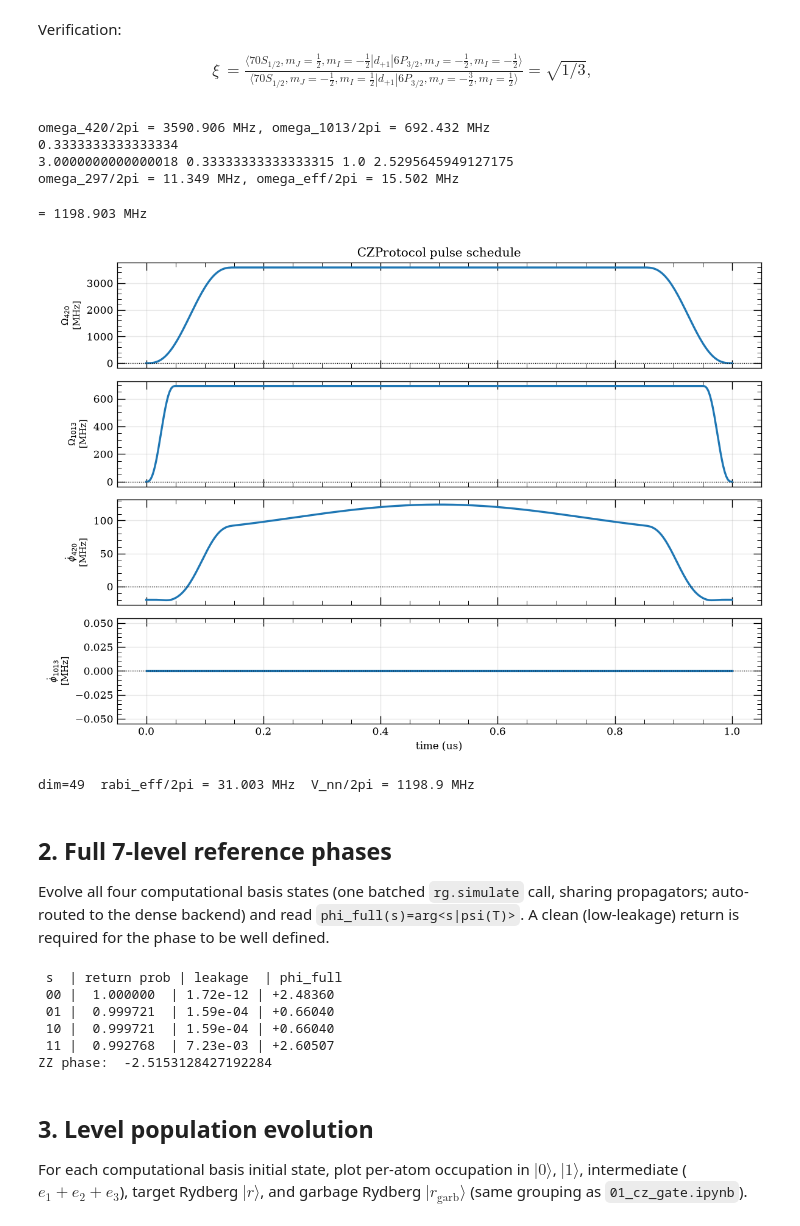
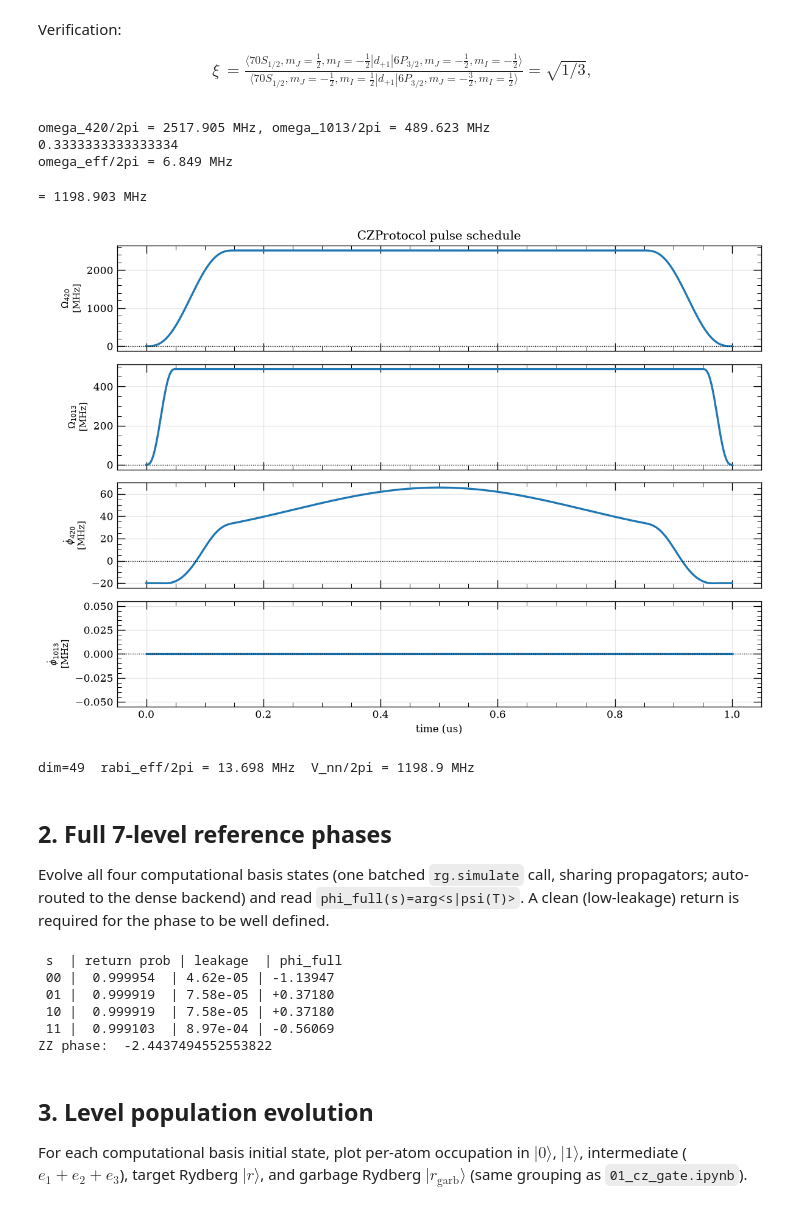
Before and after one commit to ChanceSiyuan/Ryd-gate-modeling, a Jupyter notebook: scripts/notebooks/find_phase.ipynb, the cells around one changed output. Cells and saved outputs as stored; diff of their text form; code cells hidden in the pictures.

```diff
--- a/scripts/notebooks/find_phase.ipynb
+++ b/scripts/notebooks/find_phase.ipynb
@@ -59,12 +59,12 @@ $$
 from ryd_gate.physics import our_laser_rabis
 from ryd_gate.physics import single_photon_rabi
 
-OPTICS_LOSS = 0.8       # 90% loss of power
-Delta = 40.1e3 * MHz  # rad/s, after sys7 is built
+OPTICS_LOSS = 0.9       # 90% loss of power
+Delta = 45e3 * MHz  # rad/s, after sys7 is built
 
 beam_area_um2 = 7 * 20 * SPACING_UM
 omega_420, omega_1013 = our_laser_rabis(
-    p420_w=6*(1 - OPTICS_LOSS),           # 420 nm 功率 (W)
+    p420_w=5.9*(1 - OPTICS_LOSS),           # 420 nm 功率 (W)
     p1013_w=100*(1 - OPTICS_LOSS),         # 1013 nm 功率 (W)
     beam_area=beam_area_um2,  # 光斑面积 (μm²)
     ryd_level=70,
@@ -82,51 +82,11 @@ res = single_photon_rabi(
 
 print(res**2)
 
-p297_w = 2.8*(1 - OPTICS_LOSS)
-# Comparision: single qubit laser: 297
-prop_plus = single_photon_rabi(
-        power_w = p297_w, beam_area = beam_area_um2,
-        n1=5, l1=0, j1=0.5, mj1=-0.5, n2=53, l2=1, j2=1.5, q=-1,
-    )/single_photon_rabi(
-        power_w = p297_w, beam_area = beam_area_um2,
-        n1=5, l1=0, j1=0.5, mj1=0.5, n2=53, l2=1, j2=1.5, q=-1,
-    )
-prop_minus = single_photon_rabi(
-        power_w = p297_w, beam_area = beam_area_um2,
-        n1=5, l1=0, j1=0.5, mj1=-0.5, n2=53, l2=1, j2=1.5, q=1,
-    )/single_photon_rabi(
-        power_w = p297_w, beam_area = beam_area_um2,
-        n1=5, l1=0, j1=0.5, mj1=0.5, n2=53, l2=1, j2=1.5, q=1,
-    )
-prop_pi = single_photon_rabi(
-        power_w = p297_w, beam_area = beam_area_um2,
-        n1=5, l1=0, j1=0.5, mj1=-0.5, n2=53, l2=1, j2=1.5, q=0,
-    )/single_photon_rabi(
-        power_w = p297_w, beam_area = beam_area_um2,
-        n1=5, l1=0, j1=0.5, mj1=0.5, n2=53, l2=1, j2=1.5, q=0,
-    )
-
-prop_297 = single_photon_rabi(
-        power_w = p297_w, beam_area = beam_area_um2,
-        n1=5, l1=0, j1=0.5, mj1=-0.5, n2=53, l2=1, j2=1.5, q=-1,
-    )/single_photon_rabi(
-        power_w = p297_w, beam_area = beam_area_um2,
-        n1=5, l1=0, j1=0.5, mj1=0.5, n2=53, l2=1, j2=0.5, q=-1,
-    )
-
-print(prop_plus**2,prop_minus**2,prop_pi**2,prop_297**2)
-
-# explicit power
-omega_297 = single_photon_rabi(
-        power_w = p297_w, beam_area = beam_area_um2,
-        n1=5, l1=0, j1=0.5, mj1=-0.5, n2=53, l2=1, j2=1.5, q=-1,
-    )/2
-print(f"omega_297/2pi = {omega_297/MHz:.3f} MHz, omega_eff/2pi = {omega_1013*omega_420/(4*Delta*MHz):.3f} MHz")
+print(f"omega_eff/2pi = {omega_1013*omega_420/(4*Delta*MHz):.3f} MHz")
 # %% [output]
-omega_420/2pi = 3590.906 MHz, omega_1013/2pi = 692.432 MHz
+omega_420/2pi = 2517.905 MHz, omega_1013/2pi = 489.623 MHz
 0.3333333333333334
-3.0000000000000018 0.33333333333333315 1.0 2.5295645949127175
-omega_297/2pi = 11.349 MHz, omega_eff/2pi = 15.502 MHz
+omega_eff/2pi = 6.849 MHz
 # %%
 # The adiabatic pulse is just a plain CZProtocol: the 420 amplitude follows the
 # envelope, and the 420 optical phase is the chirp integral
@@ -160,42 +120,36 @@ phi = rg.gates.phase_from_chirp(
 
 proto = rg.gates.CZProtocol(
     t_gate=T,
     A_420=lambda s: A420_t(float(np.clip(s, 0.0, 1.0)) * T),
     phi_420=lambda s: phi(float(np.clip(s, 0.0, 1.0)) * T),
     A_1013=lambda s: A1013_t(float(np.clip(s, 0.0, 1.0)) * T),
     phi_1013=lambda s: 0.0,
     omega_420_max=omega_420,
     omega_1013_max=omega_1013,
     n_steps=N_STEPS,
 )
 atom7 = rg.RydbergSystem.set_atom_level(
     "rb87_7_mp",
     detuning_sign=1,
     Delta_Hz=Delta / (2 * np.pi),
-    magnetic_field_G=20.0,
+    magnetic_field_G=10.0,
 )
 
-# Atom-level default: one rb87_7 atom, no pair interaction, no bound laser protocol.
 sys7_atom = atom7
-assert sys7_atom.protocol is None
-assert not sys7_atom.metadata["interaction_pairs"]
-
-# Geometry materializes the Rydberg interaction; the protocol supplies the
-# time-dependent drive_420/drive_1013 coefficients.
 sys7_no_laser = atom7.set_atom_geom(Register.chain(2, spacing_um=SPACING_UM))
 sys7 = sys7_no_laser.with_protocol(proto)
 print(f"= {sys7.metadata['v_ryd']/MHz:.3f} MHz")
 # plot both laser amplitudes AND their chirps (d phi/dt, the instantaneous
 # frequency / detuning sweep) in MHz; the 420 chirp is the cos detuning sweep.
 proto.plot(sys7, unit_scale=1.0 / MHz, unit_label="MHz",
            time_scale=1e6, time_label="time (us)", show=True)
 from ryd_gate.protocols.gate_cz import cz_effective_rabi
 RABI_EFF, _ = cz_effective_rabi(sys7, omega_420, omega_1013)
 print(f"dim={sys7.dim}  rabi_eff/2pi = {RABI_EFF/MHz:.3f} MHz  V_nn/2pi = {sys7.metadata['interaction_pairs'][0][2]/MHz:.1f} MHz")
 # %% [output]
 = 1198.903 MHz
-[figure, old version]
+[figure, new version]
-dim=49  rabi_eff/2pi = 31.003 MHz  V_nn/2pi = 1198.9 MHz
+dim=49  rabi_eff/2pi = 13.698 MHz  V_nn/2pi = 1198.9 MHz
 # %% [markdown]
 ## 2. Full 7-level reference phases
 
@@ -206,7 +160,11 @@ the phase to be well defined.
 t_eval = np.linspace(0.0, T, N_EVAL)
 occ7r = build_occ_operator(5, 7)   # total |r> population (level index 5)
 states7 = [sys7.product_state(s) for s in labels]
-results7 = rg.simulate(sys7, psi0=cfgs, t_eval=t_eval)
+# backend="exact_ode": the adaptive scipy DOP853 integrator resolves the ~GHz
+# intermediate-state phase internally, so it is free of the piecewise-constant
+# aliasing that corrupts the fixed-step expm backend at commensurate n_steps
+# (here Delta_e*T/N_STEPS = 45000/3000 = 15 exactly -> |1>->e leg aliases).
+results7 = rg.simulate(sys7, psi0=cfgs, t_eval=t_eval, backend="exact_ode")
 phi_full, nr7 = {}, {}
 print(" s  | return prob | leakage  | phi_full")
 for j, s in enumerate(labels):
@@ -220,11 +178,11 @@ for j, s in enumerate(labels):
 print("ZZ phase: ", wrap(phi_full["11"] - phi_full["01"] - phi_full["10"] + phi_full["00"]))
 # %% [output]
  s  | return prob | leakage  | phi_full
- 00 |  1.000000  | 1.72e-12 | +2.48360
- 01 |  0.999721  | 1.59e-04 | +0.66040
- 10 |  0.999721  | 1.59e-04 | +0.66040
- 11 |  0.992768  | 7.23e-03 | +2.60507
-ZZ phase:  -2.5153128427192284
+ 00 |  0.999954  | 4.62e-05 | -1.13947
+ 01 |  0.999919  | 7.58e-05 | +0.37180
+ 10 |  0.999919  | 7.58e-05 | +0.37180
+ 11 |  0.999103  | 8.97e-04 | -0.56069
+ZZ phase:  -2.4437494552553822
 # %% [markdown]
 ## 3. Level population evolution
 
```
Also changed, not shown: parts of 6 cells of this notebook, 7 other files.
